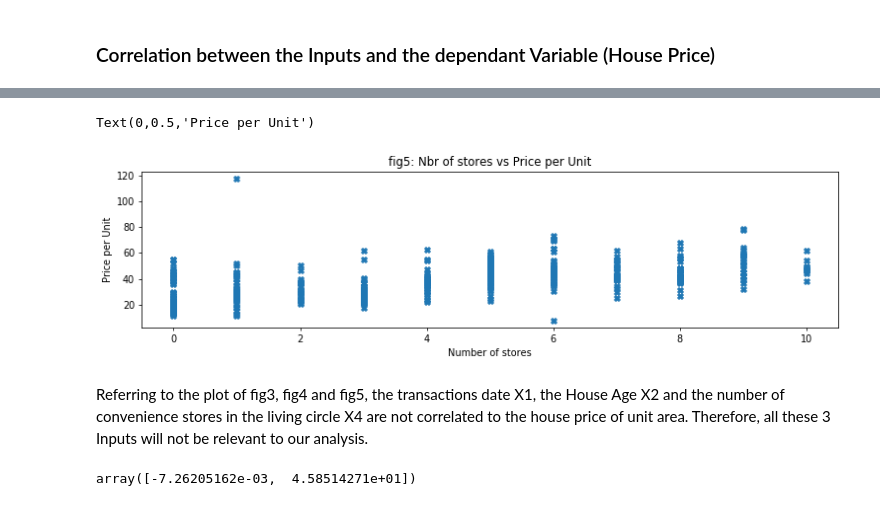
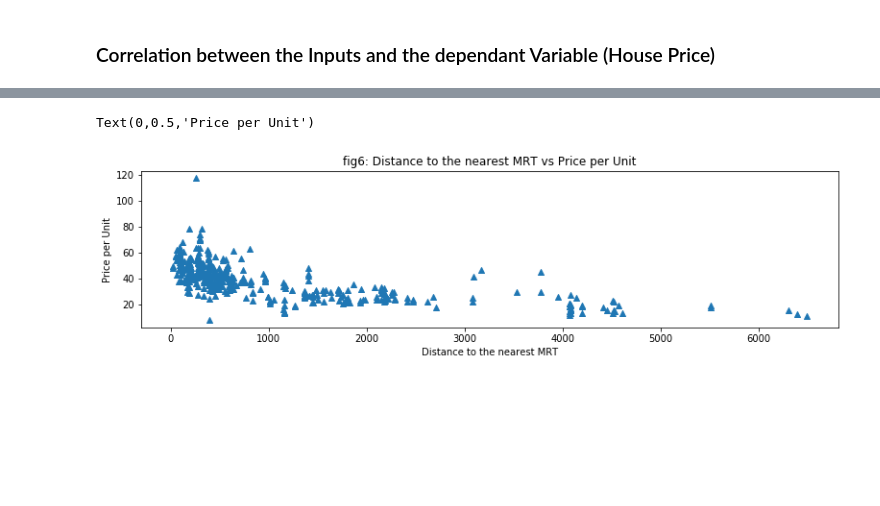
Before and after one commit to kelly19958468/Multivariable-Linear-Regression-Problem, a Jupyter notebook: Real Estate Valuation .ipynb, the cells around one changed output, grey strips where cells are left out. Cells and saved outputs as stored; diff of their text form; code cells hidden in the pictures; blank space fills up the shorter version.

```diff
--- a/Real Estate Valuation .ipynb
+++ b/Real Estate Valuation .ipynb
@@ -121,12 +128,12 @@ plt.tight_layout()
 # %%
-#Nbr of stores vs Price per Unit
-fig = plt.figure(figsize=(13,3), dpi=70)
-x4 = df['X4']
-y = df['Y house price of unit area'];plt.scatter(x4,y, marker='X')
-plt.title('fig5: Nbr of stores vs Price per Unit');plt.xlabel('Number of stores')
+#Distance to the nearest MRT station vs Price per Unit
+fig = plt.figure(figsize=(13,3))
+#Data Gathering
+x3 = df['X3']
+y = df['Y house price of unit area']
+plt.scatter(x3,y, marker='^')   #Data points
+plt.title('fig6: Distance to the nearest MRT vs Price per Unit');plt.xlabel('Distance to the nearest MRT')
 plt.ylabel('Price per Unit')
 # %% [output]
 Text(0,0.5,'Price per Unit')
-[figure, old version]
+[figure, new version]
-# %% [markdown]
-Referring to the plot of fig3, fig4 and fig5, the transactions date X1, the House Age X2 and the number of convenience stores in the living circle X4 are not correlated to the house price of unit area. Therefore, all these 3 Inputs will not be relevant to our analysis.
@@ -138,7 +139,0 @@ y = df['Y house price of unit area']
-# %%
-#Regression Line
-import numpy as np
-p1 = np.polyfit(x3,y,1)
-p1  #Print the Slope and the Intercept
-# %% [output]
-array([-7.26205162e-03,  4.58514271e+01])
```
Also changed, not shown: parts of 42 cells of this notebook.
